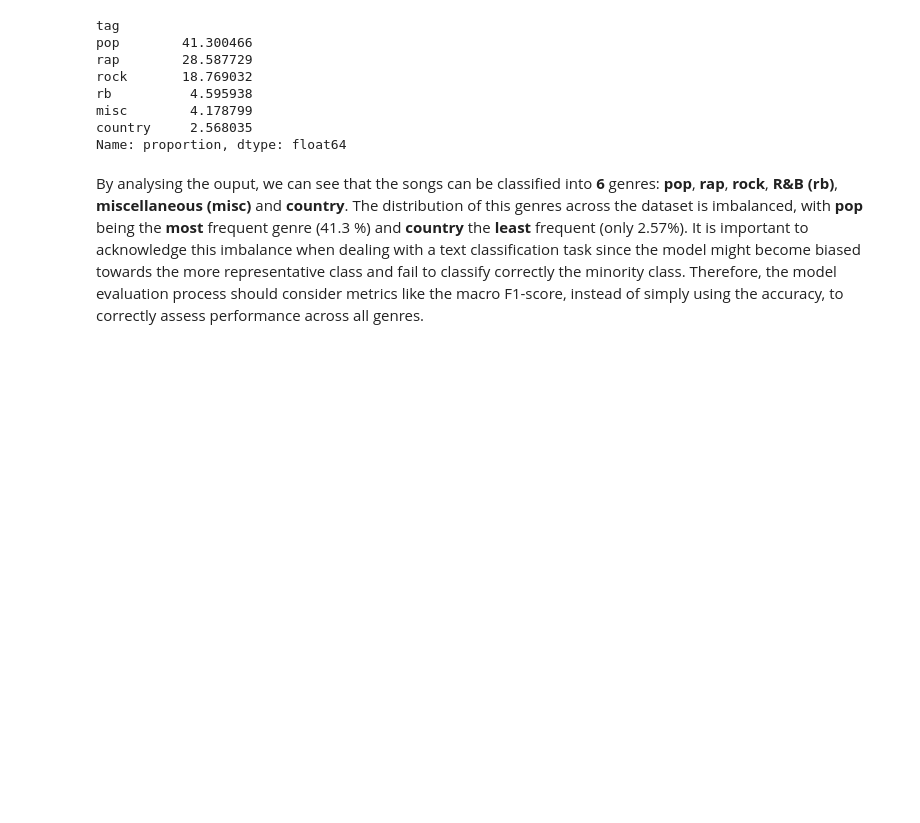
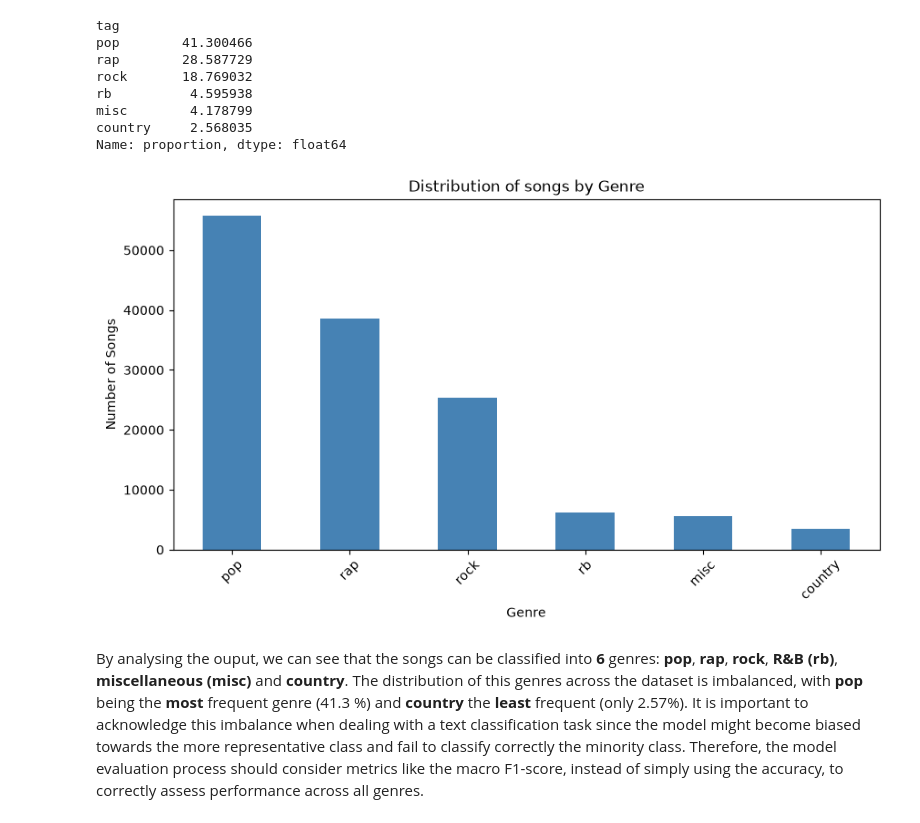
Before and after one commit to iinesclaro/text_mining, a Jupyter notebook: 01_eda_baseline.ipynb, the cells around one changed output. Saved outputs shown, nothing was run; the diff lists cells and outputs as text; code cells hidden in the pictures; blank space fills up the shorter version.

Commit message:
notebooks: adding visualizations

```diff
--- a/01_eda_baseline.ipynb
+++ b/01_eda_baseline.ipynb
@@ -85,7 +85,9 @@ False
 # %% [markdown]
 **Step 5**: Analysing the target variable (`tag`).
 # %%
-display(train_data['tag'].value_counts())
+tag_counts = train_data['tag'].value_counts()
+
+display(tag_counts)
 display(train_data['tag'].value_counts(normalize = True) * 100)
 # %% [output]
 tag
@@ -104,6 +106,17 @@ rb          4.595938
 misc        4.178799
 country     2.568035
 Name: proportion, dtype: float64
+# %%
+tag_counts.plot(kind = 'bar', figsize = (10,5), color = 'steelblue')
+
+plt.xlabel('Genre')
+plt.ylabel('Number of Songs')
+plt.title('Distribution of songs by Genre')
+
+plt.xticks(rotation = 45)
+plt.show()
+# %% [output]
+[figure, added]
 # %% [markdown]
 By analysing the ouput, we can see that the songs can be classified into **6** genres: **pop**, **rap**, **rock**, **R&B (rb)**, **miscellaneous (misc)** and **country**. The distribution of this genres across the dataset is imbalanced, with **pop** being the **most** frequent genre (41.3 %) and **country** the **least** frequent (only 2.57%). It is important to acknowledge this imbalance when dealing with a text classification task since the model might become biased towards the more representative class and fail to classify correctly the minority class. Therefore, the model evaluation process should consider metrics like the macro F1-score, instead of simply using the accuracy, to correctly assess performance across all genres.
 # %% [markdown]
```
Also changed, not shown: parts of 13 cells of this notebook.
